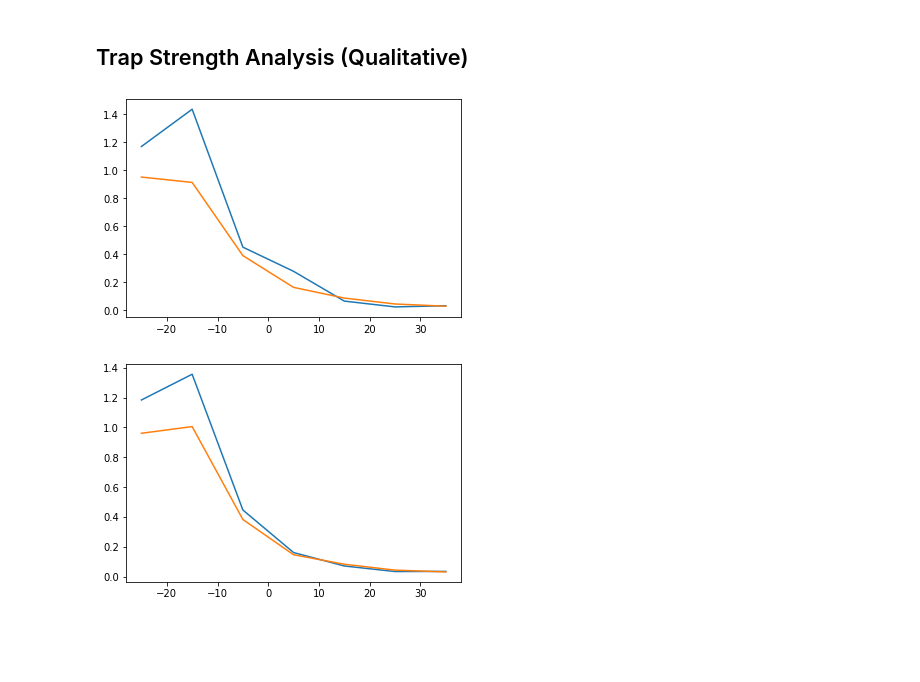
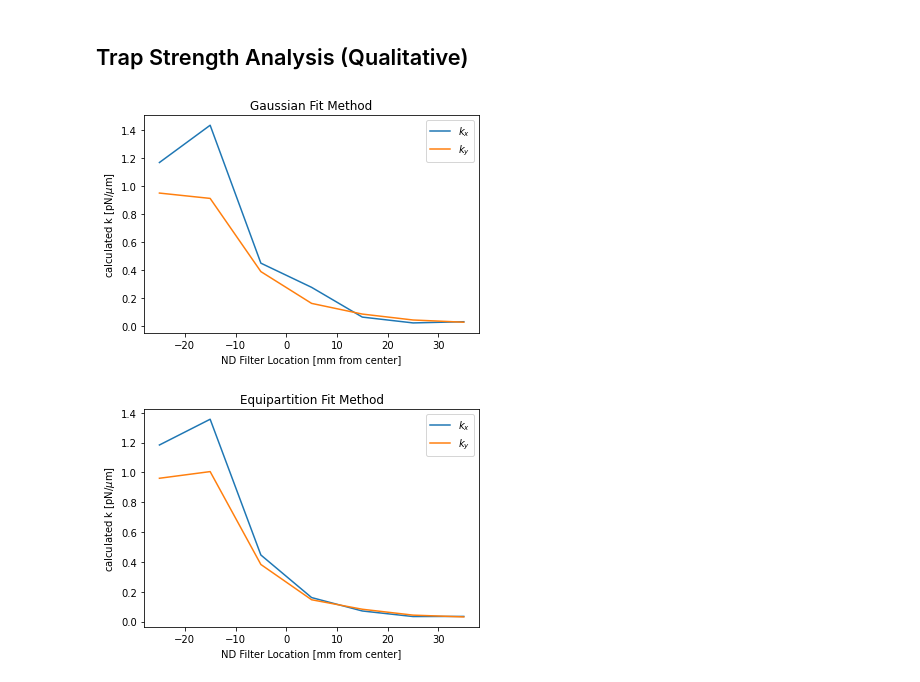
Before and after one commit to Ham0osh/Phys322W-OT, a Jupyter notebook: notebook.ipynb, the cells around one changed output. Cells and saved outputs as stored; diff of their text form; code cells hidden in the pictures; blank space fills up the shorter version.

```diff
--- a/notebook.ipynb
+++ b/notebook.ipynb
@@ -43,24 +43,11 @@ px/um = 23.68 +/- 0.098 [px/um]
 ## Import Sample D Raw Data
 # %%
 filename = "/work/data/SampleD_trapped2.txt"
-rad_px, x_px, y_px = np.genfromtxt(filename,delimiter = "\t",unpack=True)
-x_px, y_px, idx = outliers(x_px, y_px, max_movement = 1.6)
-if len(idx) != 0:
-    print('outliers found')
-rad_px = np.array([rad_px[i] for i in range(len(x_px)) if i not in idx])
+data = extract_data(filename, skip_footer = 1200)
+x = data.x
+y = data.y
+rad_dat = data.rad_dat
 
-rad_dat = rad_px[:2000]*um_per_px
-x_dat = x_px[:2000]*um_per_px
-y_dat = y_px[:2000]*um_per_px
-x_ave = np.mean(x_dat)
-y_ave = np.mean(y_dat)
-
-print(np.min(x_dat))
-
-print(np.argwhere(np.isnan(x_dat)))
-rad_arr = rad_dat
-x = x_dat-x_ave
-y = y_dat-y_ave
 plt.plot(x,label=r"x position")
 plt.plot(y,label=r"y position")
 plt.xlabel("Perportional to Time (1/fps)")
@@ -90,5 +77,4 @@ ax.set(ylabel = "y displacement [$\mu m$]", xlabel = "x displacement [$\mu m$]",
 
 x_trapped = x
 y_trapped = y
-rad_trapped = rad_arr
 # %% [output]
@@ -394,40 +351,43 @@ filenames = [directory + 'strength1.txt',directory + 'strength2.txt',directory +
     directory + 'strength4.txt',directory + 'strength5.txt',directory + 'strength6.txt',
     directory + 'strength7.txt',]
 k_arr_strength_gauss = []
 k_arr_strength_eqi = []
 ND_arr = np.arange(-25,45,10) # ND marker in mm
 
 for filename in filenames:
     ret = extract_data(filename)
 
 
     analysis2 = gaussian_analysis(ret.x_dec, ret.y_dec)
 
     k_arr_strength_gauss.append([analysis2.k_x, analysis2.k_y])
     k_x, k_y = get_k_equipartition(ret.x_dec, ret.y_dec)
     k_arr_strength_eqi.append([k_x,k_y])
 
 plt.show()
 
 
 k_arr_strength_gauss = np.array(k_arr_strength_gauss)
 k_arr_strength_eqi = np.array(k_arr_strength_eqi)
 
-plt.plot(ND_arr,k_arr_strength_gauss[:,0], label = '')
-plt.plot(ND_arr,k_arr_strength_gauss[:,1])
+plt.plot(ND_arr,k_arr_strength_gauss[:,0],label = r"$k_x$")
+plt.plot(ND_arr,k_arr_strength_gauss[:,1],label = r"$k_y$")
 plt.xlabel("ND Filter Location [mm from center]")
 plt.ylabel(r"calculated k [pN/$\mu$m]")
+plt.title("Gaussian Fit Method")
+plt.legend()
 plt.show()
 
-plt.plot(ND_arr,k_arr_strength_eqi[:,0])
-plt.plot(ND_arr,k_arr_strength_eqi[:,1])
+plt.plot(ND_arr,k_arr_strength_eqi[:,0],label = r"$k_x$")
+plt.plot(ND_arr,k_arr_strength_eqi[:,1],label = r"$k_y$")
 plt.xlabel("ND Filter Location [mm from center]")
 plt.ylabel(r"calculated k [pN/$\mu$m]")
+plt.title("Equipartition Fit Method")
+plt.legend()
 plt.show()
-plt.show()
 # %% [output]
-[figure, old version]
+[figure, new version]
-[figure, old version]
+[figure, new version]
 # %% [markdown]
 <a style='text-decoration:none;line-height:16px;display:flex;color:#5B5B62;padding:10px;justify-content:end;' href='https://deepnote.com?utm_source=created-in-deepnote-cell&projectId=4bb45f9e-f9d7-4771-843d-2a6451217511' target="_blank">
 <img alt='Created in deepnote.com' style='display:inline;max-height:16px;margin:0px;margin-right:7.5px;' src='embedded-picture-1' > </img>
```
Also changed, not shown: parts of 7 cells of this notebook, 2 other files.
